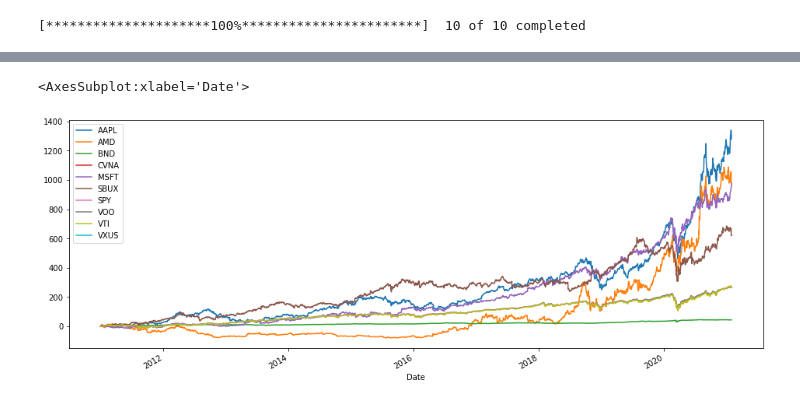
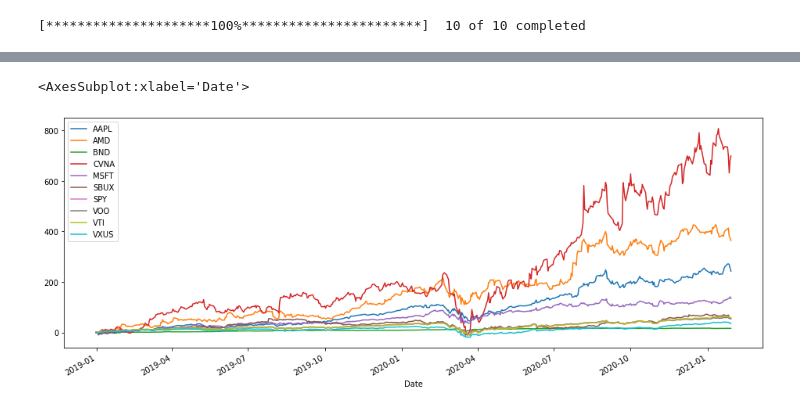
Before and after one commit to meihkv/Stock-Analyzer, a Jupyter notebook: notebooks/Performance.ipynb, the cells around one changed output, grey strips where cells are left out. Saved outputs shown, nothing was run; the diff lists cells and outputs as text; code cells hidden in the pictures.

```diff
--- a/notebooks/Performance.ipynb
+++ b/notebooks/Performance.ipynb
@@ -11,7 +11,7 @@ from matplotlib import pyplot as plt
 import numpy as np
 from sklearn import preprocessing
 # %%
-stocks = yf.download("VTI SPY VOO VXUS BND SBUX MSFT AAPL AMD CVNA", start="2010-12-31", end="2021-01-29")
+stocks = yf.download("CVNA VTI SPY VOO VXUS BND SBUX MSFT AAPL AMD", start="2018-12-31", end="2021-01-30")
 # %% [output]
 [*********************100%***********************]  10 of 10 completed
 # %%
@@ -28,11 +28,11 @@ adj_close.head()
 # %%
 for symbol in adj_close:
-    adj_close[symbol] = (adj_close[symbol]/adj_close[symbol].iloc[0] - 1) * 100
+    adj_close[symbol] = (adj_close[symbol]/adj_close[symbol].loc[adj_close[symbol].first_valid_index()] - 1) * 100
 
 adj_close.plot(figsize=(16,6))
 # %% [output]
 <AxesSubplot:xlabel='Date'>
-[figure, old version]
+[figure, new version]
 # %%
 import plotly.express as px
 
```
Also changed, not shown: parts of 1 cell of this notebook.
